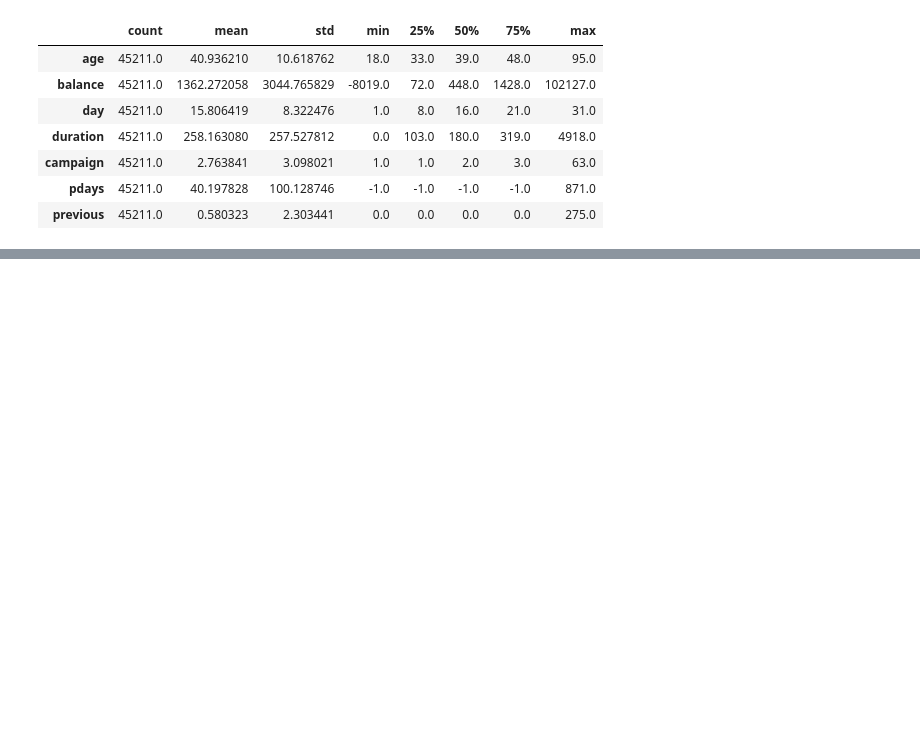
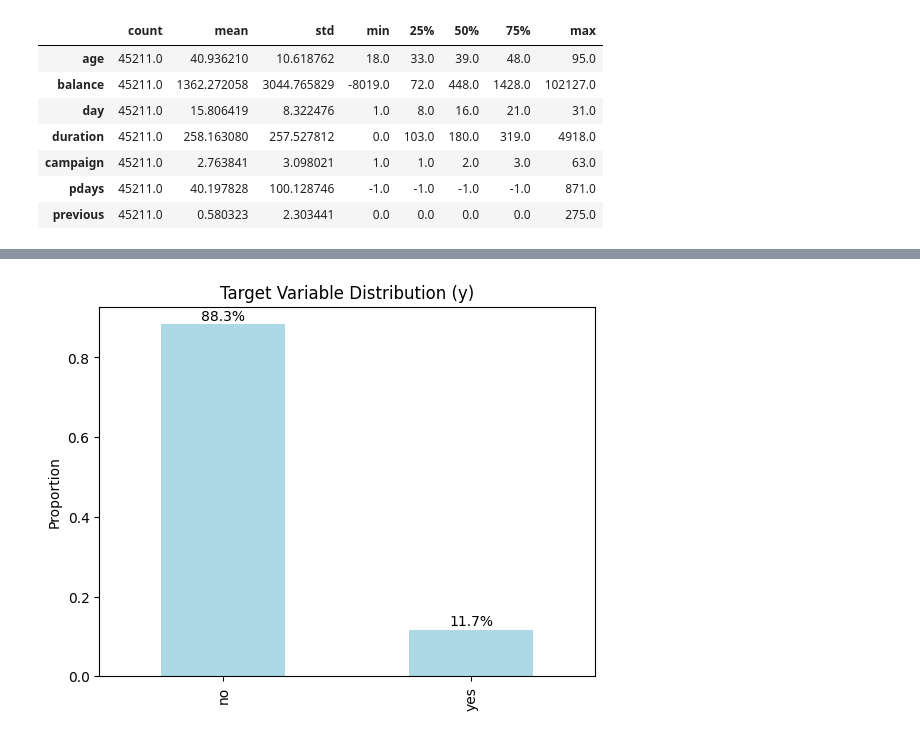
Before and after one commit to eddiexunyc/ml_big_data_work, a Jupyter notebook: Assignment 2/data622_assignment_2.ipynb, the cells around one changed output, grey strips where cells are left out. Drawn from its saved outputs; the diff is of its cells as text; code cells hidden in the pictures; blank space fills up the shorter version.

```diff
--- a/Assignment 2/data622_assignment_2.ipynb
+++ b/Assignment 2/data622_assignment_2.ipynb
@@ -100,0 +166,19 @@ bank_full.describe().T
+# %%
+# target variable distribution
+ax = bank_full['y'].value_counts(normalize=True).plot(kind='bar', color='lightblue')
+
+plt.title("Target Variable Distribution (y)")
+plt.ylabel("Proportion")
+
+# display percentages
+for p in ax.patches:
+    height = p.get_height()
+    ax.text(
+        p.get_x() + p.get_width() / 2,
+        height + 0.01,
+        f'{height * 100:.1f}%',
+        ha='center')
+
+plt.show()
+# %% [output]
+[figure, added]
```
Also changed, not shown: parts of 11 cells of this notebook, 1 other file.
